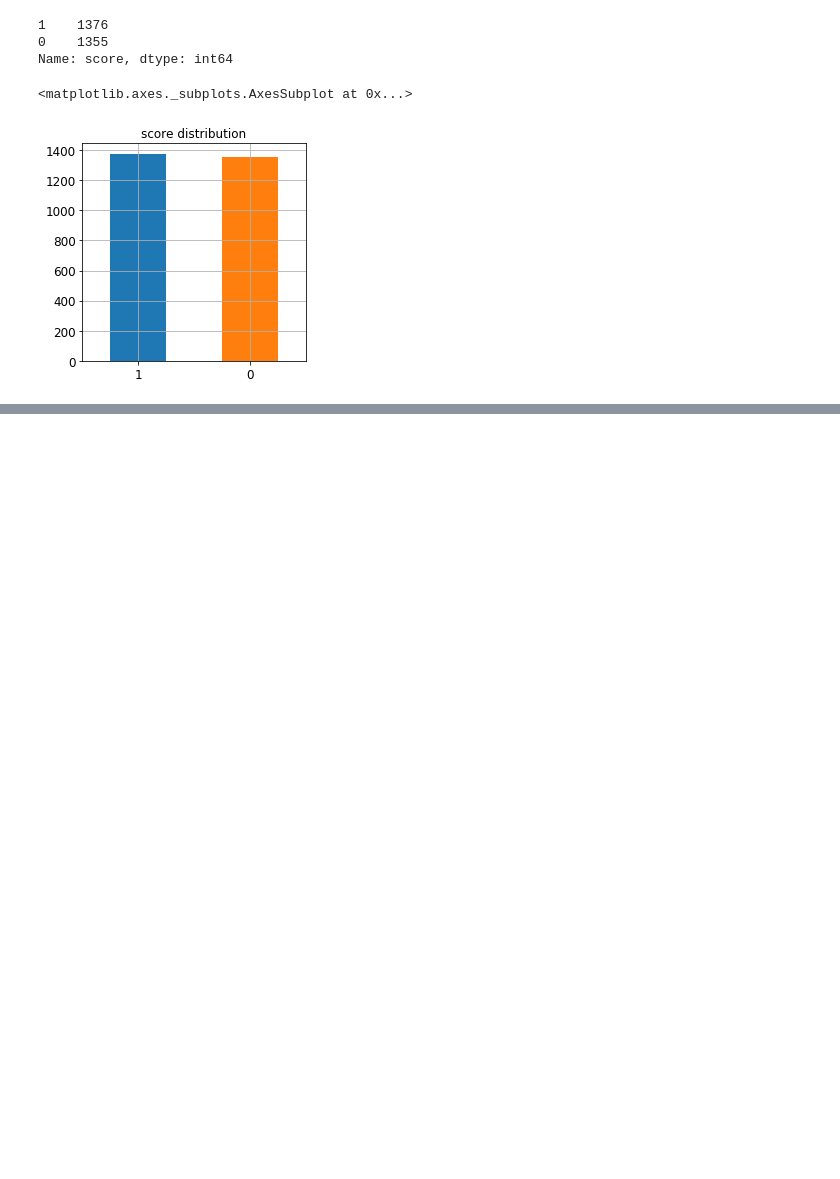
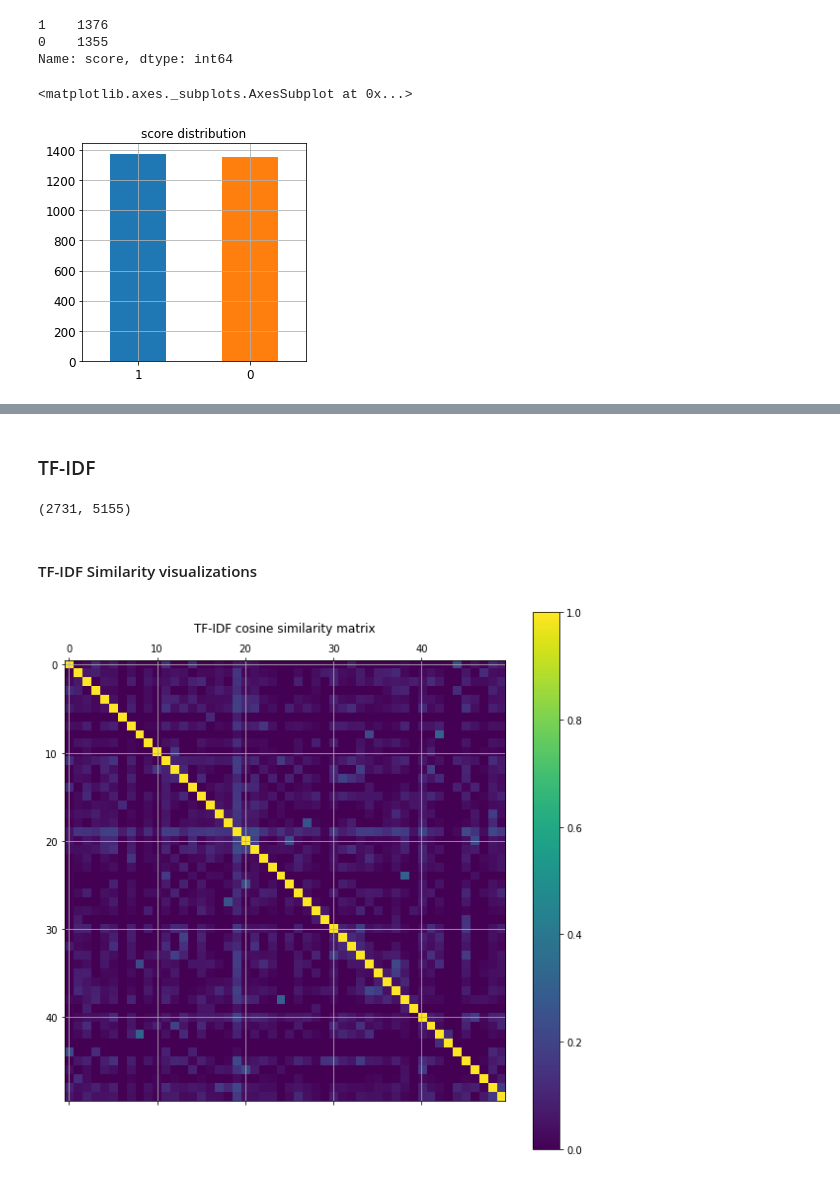
Before and after one commit to brian41005/dm_2018_hw_1, a Jupyter notebook: hw_1.ipynb, the cells around one changed output, grey strips where cells are left out. Drawn from its saved outputs; the diff is of its cells as text; code cells hidden in the pictures; blank space fills up the shorter version.

```diff
--- a/hw_1.ipynb
+++ b/hw_1.ipynb
@@ -40,5 +42,8 @@ import matplotlib.pyplot as plt
 # %%
-name_list = ['imdb_labelled', 'yelp_labelled' , 'amazon_cells_labelled']
+file_list = ['imdb_labelled', 'yelp_labelled' , 'amazon_cells_labelled']
 # %%
-sentiment_df = pd.concat([pd.read_csv('sentiment labelled sentences/{}.txt'.format(f_name), sep='\t', header=None)
-                          for f_name in name_list])
+sentiment_df = pd.concat([pd.read_csv('sentiment labelled sentences/{}.txt'.format(f_name),
+                                      sep='\t',
+                                      header=None)
+                          for f_name in file_list])
+sentiment_df.columns = ['text', 'score']
@@ -123,0 +147,22 @@ Name: score, dtype: int64
+# %% [markdown]
+### TF-IDF
+# %%
+tfidf_vectorizer = TfidfVectorizer()
+# %%
+X_tfidf = tfidf_vectorizer.fit_transform(sentiment_df['text'])
+X_tfidf = normalize(X_tfidf, axis=1)
+X_tfidf.shape
+# %% [output]
+(2731, 5155)
+# %% [markdown]
+#### TF-IDF Similarity visualizations
+# %%
+fig, ax = plt.subplots(figsize=(10, 10))
+cax = ax.matshow(cosine_similarity(X_tfidf)[:50,:50],
+                 interpolation='nearest')
+ax.grid(True)
+plt.title('TF-IDF cosine similarity matrix')
+fig.colorbar(cax)
+plt.show()
+# %% [output]
+[figure, added]
```
Also changed, not shown: parts of 39 cells of this notebook.
